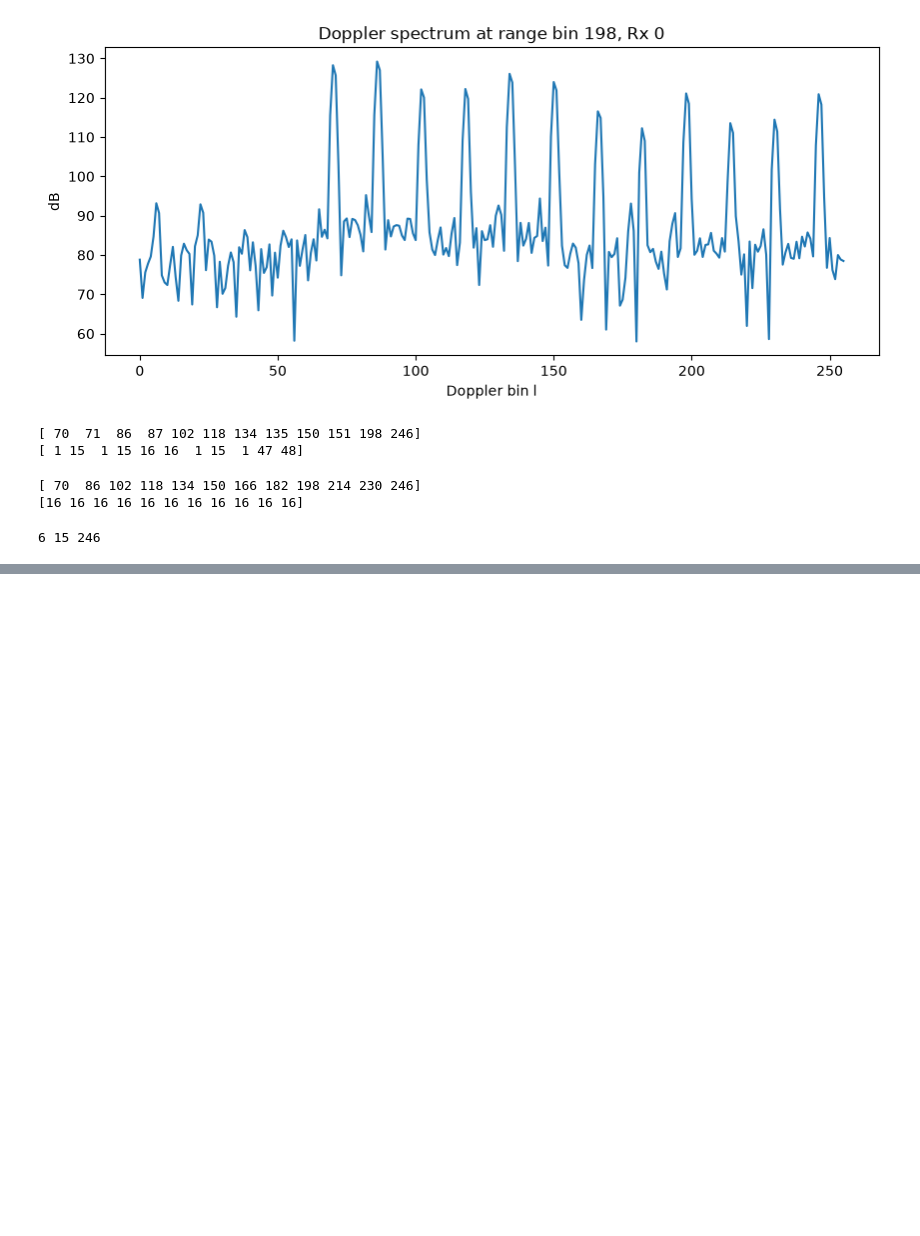
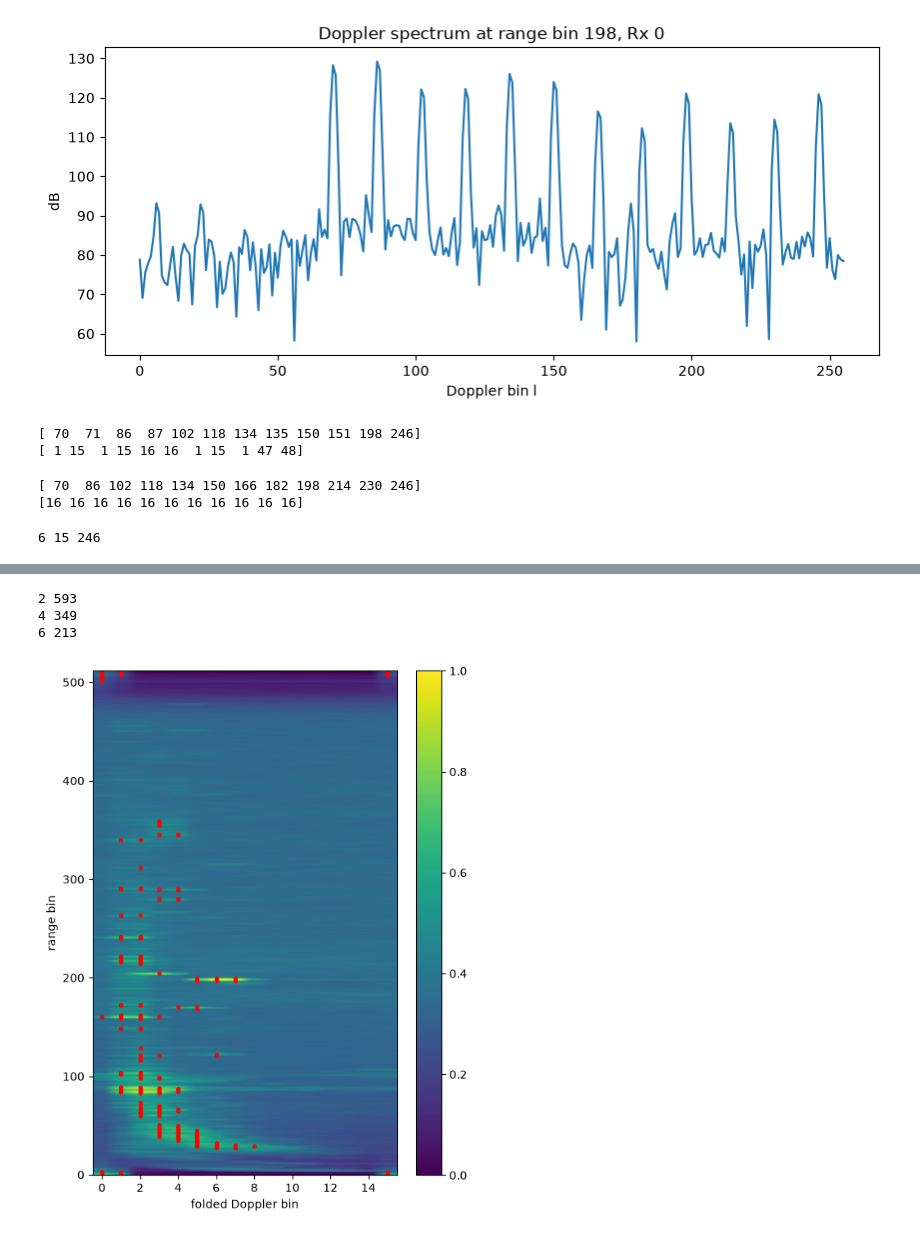
Before and after one commit to PLANETORIAN/Sparse-FFT-Radar, a Jupyter notebook: notebooks/01_loader.ipynb, the cells around one changed output, grey strips where cells are left out. Cells and saved outputs as stored; diff of their text form; code cells hidden in the pictures; blank space fills up the shorter version.

Commit message:
CFAR

```diff
--- a/notebooks/01_loader.ipynb
+++ b/notebooks/01_loader.ipynb
@@ -164,3 +164,20 @@ tx0_bin = 16 * j + b                                   # 16*j + b
 print(b, j, tx0_bin)
 # %% [output]
 6 15 246
+# %%
+from scipy.signal import convolve2d
+
+def ca_cfar(P, n_rng=9, n_dop=9, g_rng=3, g_dop=3, thr_db=2):
+    pw = np.abs(P) ** 2                              # power, shape (512, 16)
+    mask = np.ones((2*n_rng + 1, 2*n_dop + 1))       # 19 x 19, all ones
+    mask[n_rng-g_rng : n_rng+g_rng+1, n_dop-g_dop : n_dop+g_dop+1] = 0   # guard block and CUT are not training
+
+    sums   = convolve2d(pw, mask, mode="same")                    # sum of training cells at every cell
+    counts = convolve2d(np.ones_like(pw), mask, mode="same")      # how many training cells really exist
+    noise  = sums/counts                                                  # average noise power per cell
+    snr    = pw / noise
+    return snr > 10 ** (thr_db / 10)
+
+hits = ca_cfar(P_red)
+det = np.argwhere(hits)              # list of (range bin, folded Doppler bin)
+print(hits.sum(), det[:10])
@@ -166,0 +195,18 @@ print(b, j, tx0_bin)
+# %%
+for t in (2, 4, 6):
+    h = ca_cfar(P_red, thr_db=t)
+    print(t, h.sum())
+
+hits = ca_cfar(P_red, thr_db=6)        # pick one after seeing the counts
+det = np.argwhere(hits)
+
+plt.figure(figsize=(6, 8))
+plt.imshow(20*np.log10(P_red + 1e-9), aspect="auto", origin="lower")
+plt.scatter(det[:, 1], det[:, 0], s=8, c="r")     # x = Doppler column, y = range bin
+plt.xlabel("folded Doppler bin"); plt.ylabel("range bin"); plt.colorbar()
+plt.show()
+# %% [output]
+2 593
+4 349
+6 213
+[figure, added]
```
Also changed, not shown: parts of 1 cell of this notebook.
